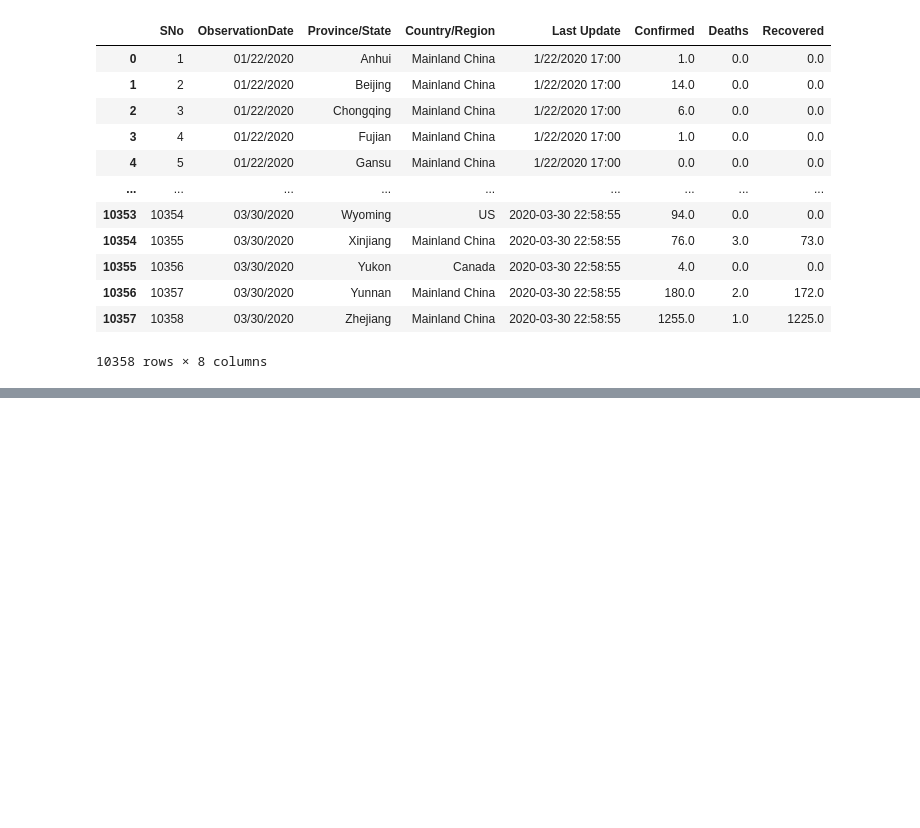
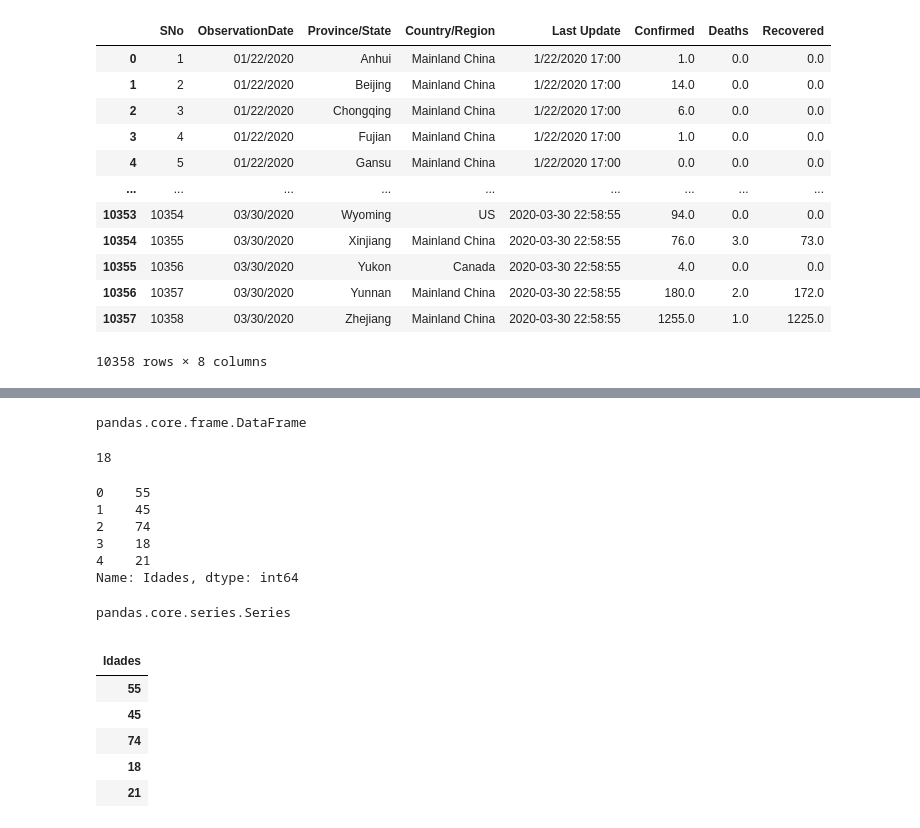
Before and after one commit to josiemerson/learning_python, a Jupyter notebook: Testes_Unidade_3_and_4_Python.ipynb, the cells around one changed output, grey strips where cells are left out. Cells and saved outputs as stored; diff of their text form; code cells hidden in the pictures; blank space fills up the shorter version.

```diff
--- a/Testes_Unidade_3_and_4_Python.ipynb
+++ b/Testes_Unidade_3_and_4_Python.ipynb
@@ -156,0 +338,36 @@ df
+# %%
+type(idadescsv)
+# %% [output]
+pandas.core.frame.DataFrame
+# %%
+#Forma correta de acessar, mas vamos estudar o objeto DataFrame em outra aula.
+idadescsv['Idades'][3]
+# %% [output]
+18
+# %%
+#Passando o argumento squeeze = True(por default squeeze = False)
+#Quando squeeze = True, se os dados estiverem em apenas 1 dimensão, é então retornado uma Series
+idadescsv2 = pd.read_csv("https://raw.githubusercontent.com/josiemerson/learning_python/master/idades.csv", squeeze= True)
+idadescsv2.head()
+# %% [output]
+0    55
+1    45
+2    74
+3    18
+4    21
+Name: Idades, dtype: int64
+# %%
+type(idadescsv2)
+# %% [output]
+pandas.core.series.Series
+# %%
+idadescsv3 = pd.read_csv("https://raw.githubusercontent.com/josiemerson/learning_python/master/idades.csv", index_col = 0, squeeze= True)
+idadescsv3.head()
+# %% [output]
+|  |
+| Idades |
+| 55 |
+| 45 |
+| 74 |
+| 18 |
+| 21 |
```
Also changed, not shown: parts of 48 cells of this notebook.
